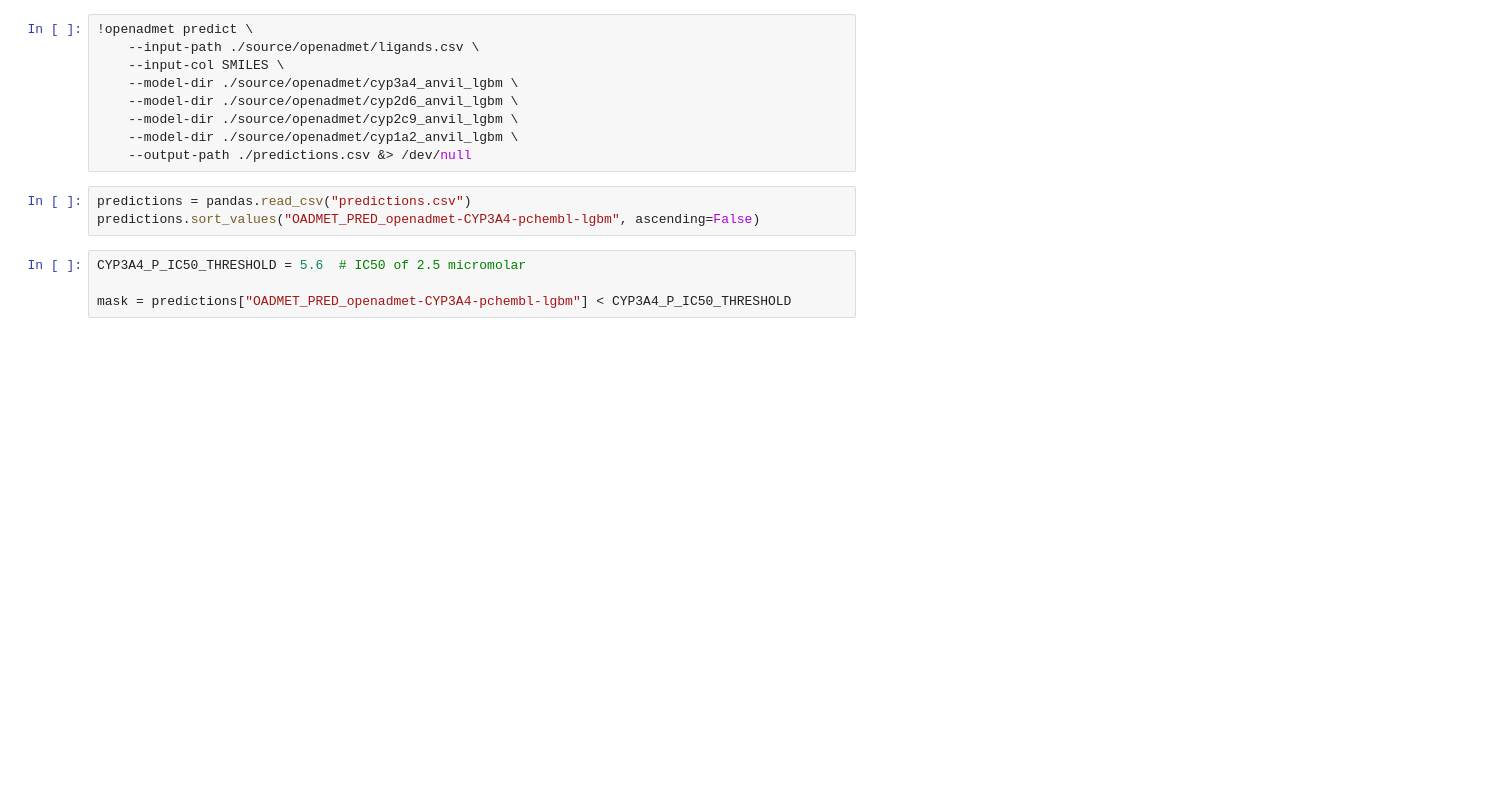
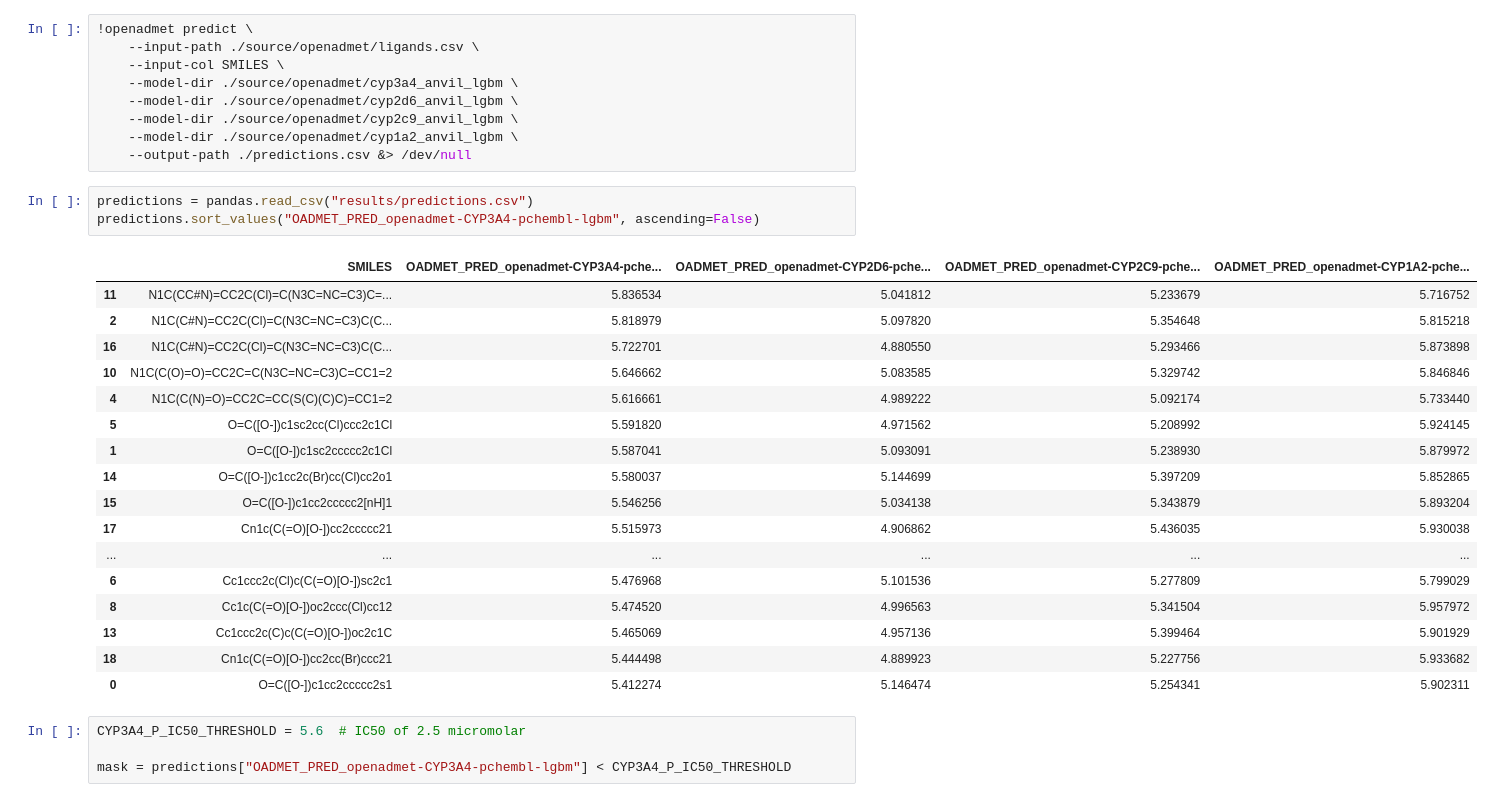
Before and after one commit to omsf/joint-demo, a Jupyter notebook: joint-demo.ipynb, the cells around one changed output. Drawn from its saved outputs; the diff is of its cells as text; blank space fills up the shorter version.

```diff
--- a/joint-demo.ipynb
+++ b/joint-demo.ipynb
@@ -61,8 +74,26 @@ Use OpenADMET CLI to predict PIC50 values of different CYPs for each ligand
     --model-dir ./source/openadmet/cyp1a2_anvil_lgbm \
     --output-path ./predictions.csv &> /dev/null
 # %%
-predictions = pandas.read_csv("predictions.csv")
+predictions = pandas.read_csv("results/predictions.csv")
 predictions.sort_values("OADMET_PRED_openadmet-CYP3A4-pchembl-lgbm", ascending=False)
+# %% [output]
+|  | SMILES | OADMET_PRED_openadmet-CYP3A4-pche... | OADMET_PRED_openadmet-CYP2D6-pche... | OADMET_PRED_openadmet-CYP2C9-pche... | OADMET_PRED_openadmet-CYP1A2-pche... |
+| 11 | N1C(CC#N)=CC2C(Cl)=C(N3C=NC=C3)C=... | 5.836534 | 5.041812 | 5.233679 | 5.716752 |
+| 2 | N1C(C#N)=CC2C(Cl)=C(N3C=NC=C3)C(C... | 5.818979 | 5.097820 | 5.354648 | 5.815218 |
+| 16 | N1C(C#N)=CC2C(Cl)=C(N3C=NC=C3)C(C... | 5.722701 | 4.880550 | 5.293466 | 5.873898 |
+| 10 | N1C(C(O)=O)=CC2C=C(N3C=NC=C3)C=CC1=2 | 5.646662 | 5.083585 | 5.329742 | 5.846846 |
+| 4 | N1C(C(N)=O)=CC2C=CC(S(C)(C)C)=CC1=2 | 5.616661 | 4.989222 | 5.092174 | 5.733440 |
+| 5 | O=C([O-])c1sc2cc(Cl)ccc2c1Cl | 5.591820 | 4.971562 | 5.208992 | 5.924145 |
+| 1 | O=C([O-])c1sc2ccccc2c1Cl | 5.587041 | 5.093091 | 5.238930 | 5.879972 |
+| 14 | O=C([O-])c1cc2c(Br)cc(Cl)cc2o1 | 5.580037 | 5.144699 | 5.397209 | 5.852865 |
+| 15 | O=C([O-])c1cc2ccccc2[nH]1 | 5.546256 | 5.034138 | 5.343879 | 5.893204 |
+| 17 | Cn1c(C(=O)[O-])cc2ccccc21 | 5.515973 | 4.906862 | 5.436035 | 5.930038 |
+| ... | ... | ... | ... | ... | ... |
+| 6 | Cc1ccc2c(Cl)c(C(=O)[O-])sc2c1 | 5.476968 | 5.101536 | 5.277809 | 5.799029 |
+| 8 | Cc1c(C(=O)[O-])oc2ccc(Cl)cc12 | 5.474520 | 4.996563 | 5.341504 | 5.957972 |
+| 13 | Cc1ccc2c(C)c(C(=O)[O-])oc2c1C | 5.465069 | 4.957136 | 5.399464 | 5.901929 |
+| 18 | Cn1c(C(=O)[O-])cc2cc(Br)ccc21 | 5.444498 | 4.889923 | 5.227756 | 5.933682 |
+| 0 | O=C([O-])c1cc2ccccc2s1 | 5.412274 | 5.146474 | 5.254341 | 5.902311 |
 # %%
 CYP3A4_P_IC50_THRESHOLD = 5.6  # IC50 of 2.5 micromolar
 
```
Also changed, not shown: parts of 7 cells of this notebook, 4 other files.
